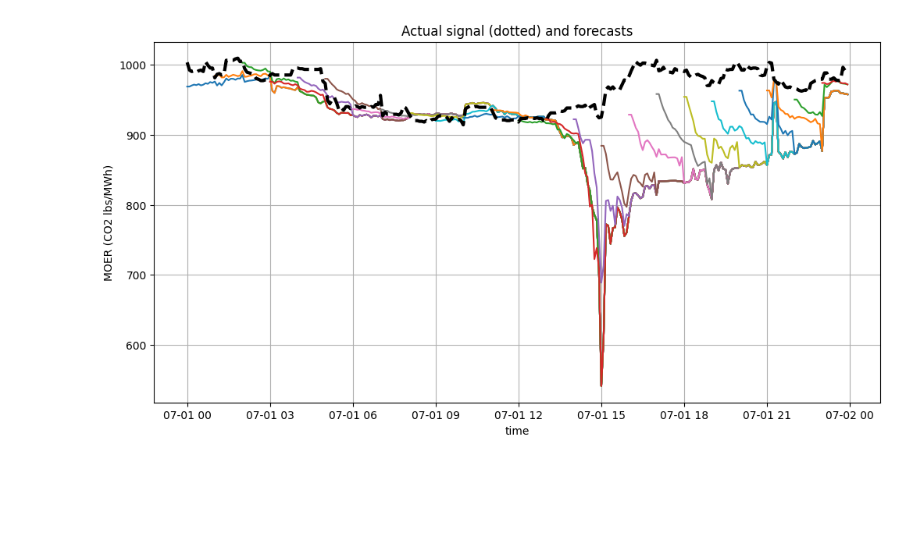
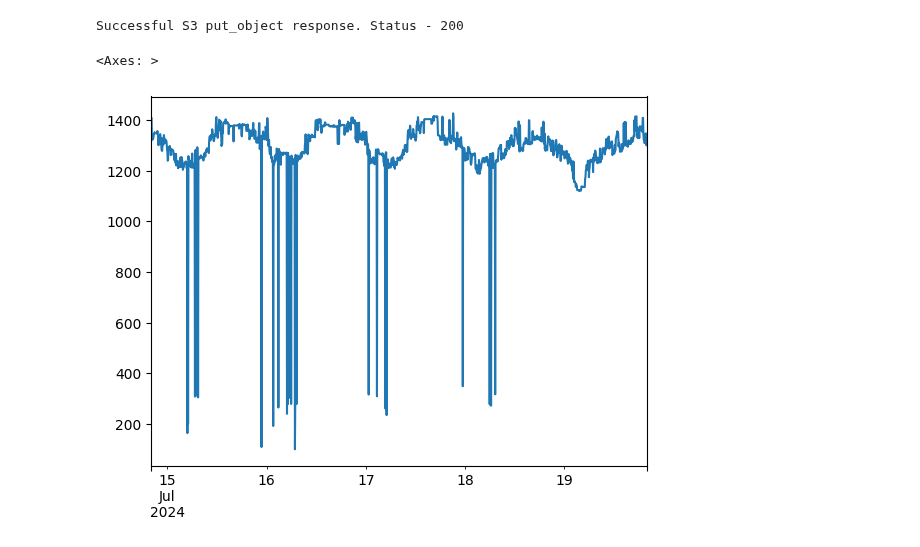
Before and after one commit to WattTime/watttime-python-client, a Jupyter notebook: robin/EDA/forecast_accuracy_over_time/historical_forecasts.ipynb, the cells around one changed output. Drawn from its saved outputs; the diff is of its cells as text; code cells hidden in the pictures; blank space fills up the shorter version.

```diff
--- a/robin/EDA/forecast_accuracy_over_time/historical_forecasts.ipynb
+++ b/robin/EDA/forecast_accuracy_over_time/historical_forecasts.ipynb
@@ -44,6 +96,14 @@ def plot_forecasts_and_actual(df):
 # %%
 df = get_forecasts_and_actual(region, start, end)
-plot(df)
-# %% [output]
-[figure, removed]
+# %%
+s3 = s3u.s3_utils()
+key = '20240725_action_forecast_pjm_chicago.csv'
+s3.store_csvdataframe(dataframe=df, file=key)
+# %% [output]
+Successful S3 put_object response. Status - 200
+# %%
+df["PJM_CHICAGO"].plot(kind='line')
+# %% [output]
+<Axes: >
+[figure, added]
 # %%
```
Also changed, not shown: parts of 17 cells of this notebook, 5 other files.
